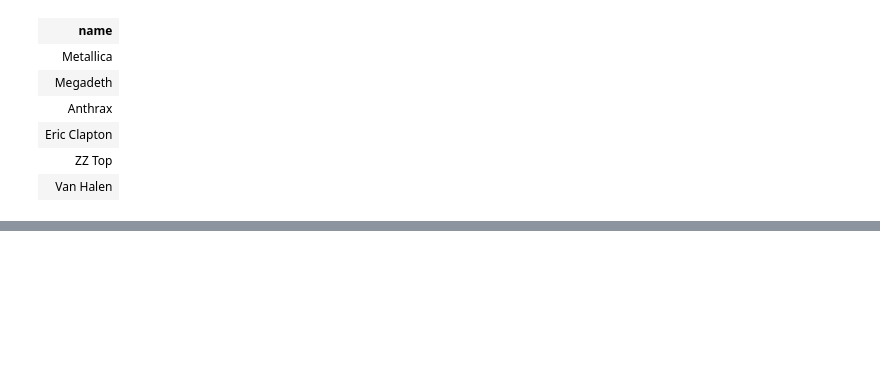
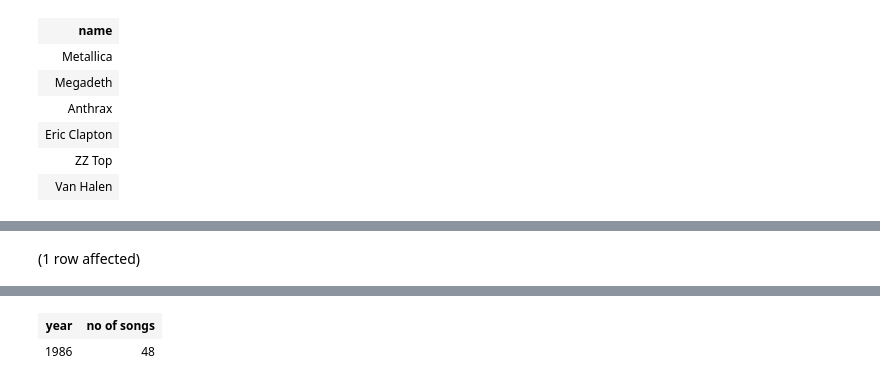
Before and after one commit to adighodke/Training, a Jupyter notebook: SQL assignment/SubQuery1.ipynb, the cells around one changed output, grey strips where cells are left out. Saved outputs shown, nothing was run; the diff lists cells and outputs as text; code cells hidden in the pictures; blank space fills up the shorter version.

```diff
--- a/SQL assignment/SubQuery1.ipynb
+++ b/SQL assignment/SubQuery1.ipynb
@@ -108,0 +124,6 @@ Total execution time: 00:00:00
+# %%
+--Q6
+select top 1 al.year, count(s.SongId) as 'no of songs' from Album al, song s where al.AlbumId  in(select s.songId from song s )
+group by al.year order by [no of songs] DESC
+# %% [output]
+(1 row affected)
@@ -108,0 +131,2 @@ Total execution time: 00:00:00
+| year | no of songs |
+| 1986 | 48 |
```
Also changed, not shown: parts of 8 cells of this notebook.
